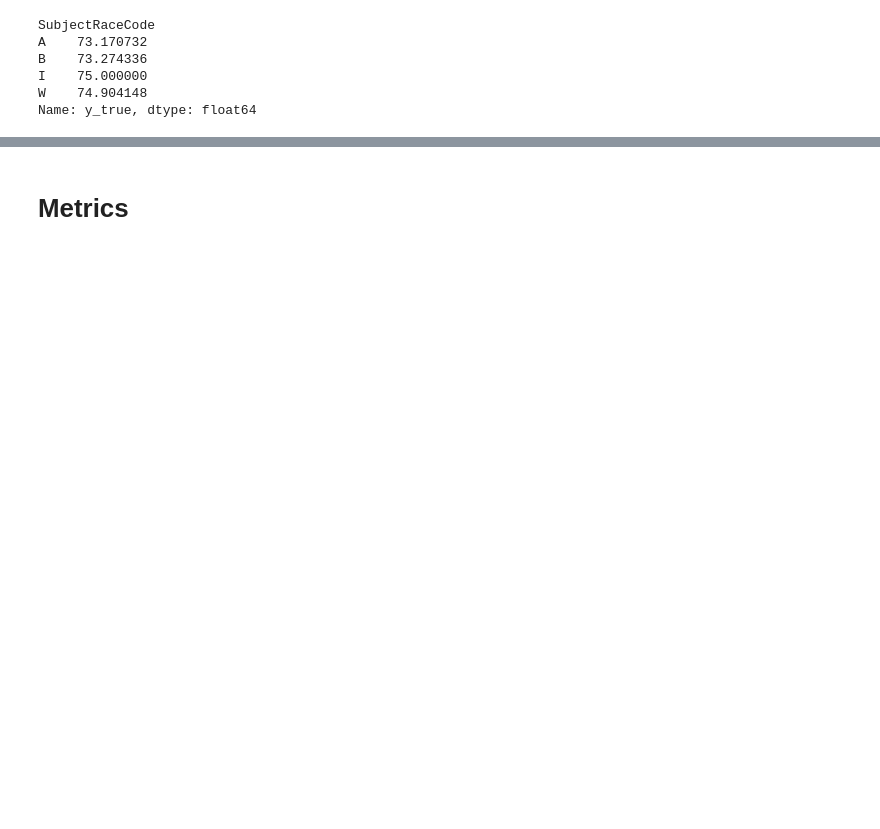
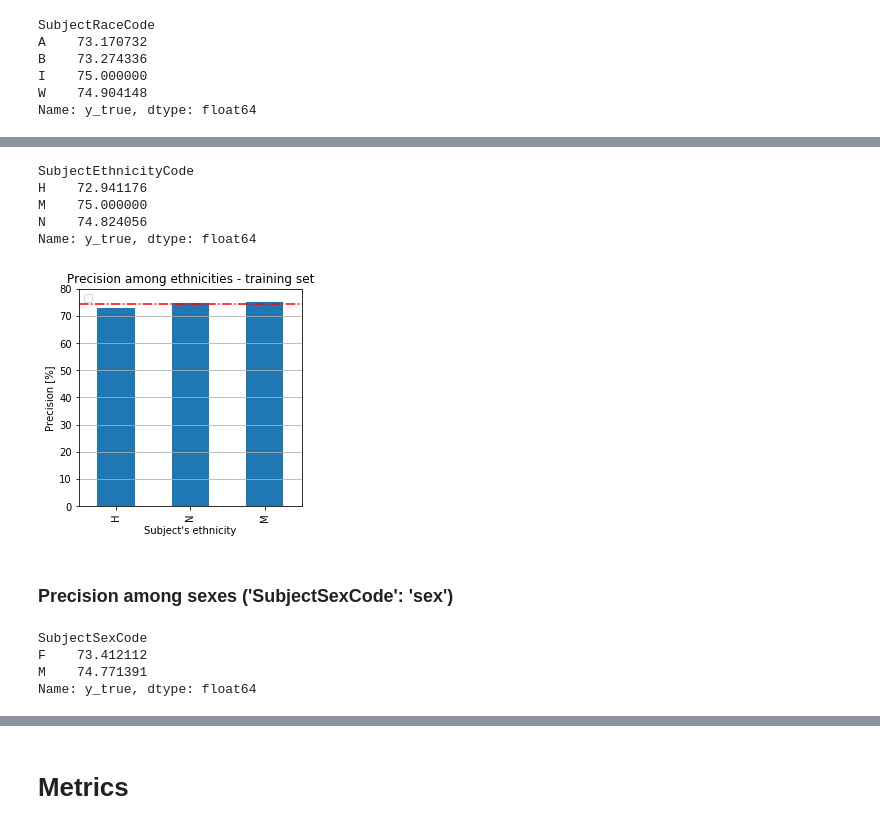
Before and after one commit to jnpicao/LDSSA-batch3-workspace, a Jupyter notebook: Capstone/fair_classifier_workflow.ipynb, the cells around one changed output, grey strips where cells are left out. Cells and saved outputs as stored; diff of their text form; code cells hidden in the pictures; blank space fills up the shorter version.

```diff
--- a/Capstone/fair_classifier_workflow.ipynb
+++ b/Capstone/fair_classifier_workflow.ipynb
@@ -439,0 +456,40 @@ Name: y_true, dtype: float64
+# %%
+df_train_classes_fair[df_train_classes.y_pred==True].groupby('SubjectEthnicityCode').y_true.mean().apply(lambda x: x*100)
+# %% [output]
+SubjectEthnicityCode
+H    72.941176
+M    75.000000
+N    74.824056
+Name: y_true, dtype: float64
+# %%
+(df_train_classes_fair[df_train_classes.y_pred==True].groupby('SubjectEthnicityCode')
+                                                     .y_true.mean()
+                                                     .apply(lambda x: x*100)
+                                                     .sort_values()
+                                                     .rename('Precision score')
+                                                     .to_frame().plot.bar(label='', figsize=(4,4)))
+
+plt.axhline(y=precision_train_fair*100, color='r', linestyle='-.', label='global SR')
+
+plt.title('Precision among ethnicities - training set')
+plt.xlabel("Subject's ethnicity")
+plt.ylabel("Precision [%]")
+
+plt.ylim(0,80)
+
+plt.legend('' ,loc='upper left')
+
+plt.grid(axis='y')
+
+plt.savefig(os.path.join('plots', 'report2_next_steps_fair_precision_train_ethnic_compare.png'));
+# %% [output]
+[figure, added]
+# %% [markdown]
+### Precision among sexes ('SubjectSexCode': 'sex')
+# %%
+df_train_classes_fair[df_train_classes.y_pred==True].groupby('SubjectSexCode').y_true.mean().apply(lambda x: x*100)
+# %% [output]
+SubjectSexCode
+F    73.412112
+M    74.771391
+Name: y_true, dtype: float64
```
Also changed, not shown: parts of 47 cells of this notebook.
